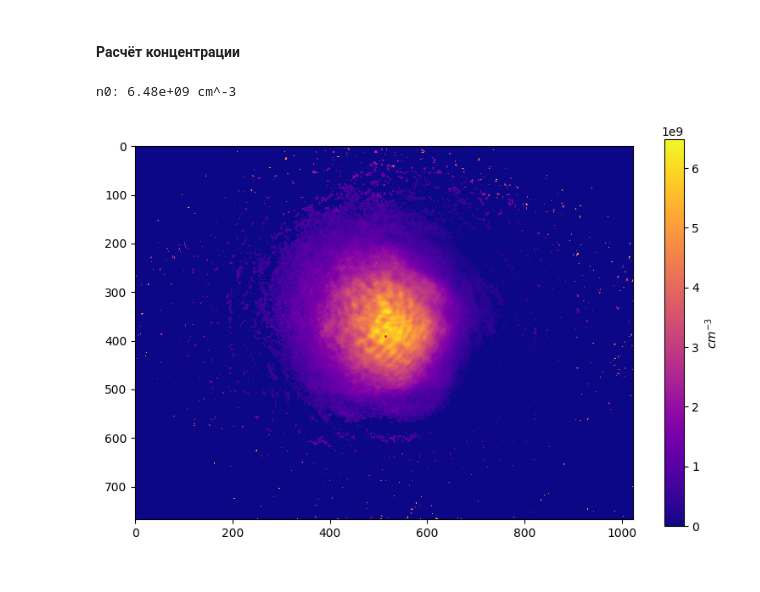
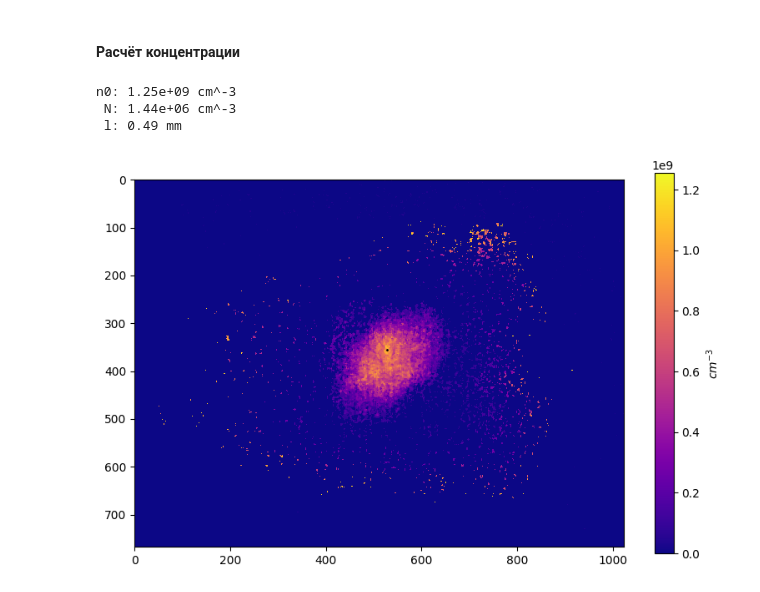
Before and after one commit to chekhyr/AbIm-soft, a Jupyter notebook: AI_Calcium.ipynb, the cells around one changed output. Saved outputs shown, nothing was run; the diff lists cells and outputs as text; code cells hidden in the pictures.

```diff
--- a/AI_Calcium.ipynb
+++ b/AI_Calcium.ipynb
@@ -110,10 +110,16 @@ G = cv2.GaussianBlur(M, (0, 0), sigmaX=50)
 min_val, _, (jc_abs, ic_abs), _ = cv2.minMaxLoc(G, mask=ROI)
 print(f"Критическое пропускание\tTc: {min_val}\nКритическая точка\tC: {(ic_abs, jc_abs)} ")
 
+'''Ограничивающий прямоугольник'''
+j_min, i_min, w, h = cv2.boundingRect(largest_contour)
+j_max = j_min + w
+i_max = i_min + h
+
 '''Отрисовка полученного контура'''
 output = cv2.cvtColor(G, cv2.COLOR_GRAY2BGR)  # Переводим в BGR для рисования
 cv2.drawContours(output, [largest_contour], -1, (.9, 0, .8), 2)
 cv2.circle(output, (jc_abs, ic_abs), 6, (1., 0, 0), -1)
+cv2.rectangle(output, (j_min, i_min), (j_max, i_max), (1., 0, 0), 2)
 output_rgb = cv2.cvtColor(output, cv2.COLOR_BGR2RGB)
 plt.imshow(output, interpolation='none', cmap="gray")
 plt.colorbar(shrink=.8)
@@ -163,0 +170,26 @@ ________________________________
+# %%
+'''Профиль по оси i (для величины w_y)'''
+data = 1-M[i_min:i_max, jc_abs]
+arg = np.arange(i_min, i_max, 1)
+
+'''Фитирование нормальным распределением'''
+pars = gauss.guess(data, x=arg)
+out = gauss.fit(data, pars, x=arg, calc_covar=False)
+
+residuals = data - out.best_fit
+fwhmy_abs = out.params["fwhm"].value
+wy_abs = out.params["sigma"].value
+
+print("fwhm_y: %.3f ± %.3f px" % (fwhmy_abs, out.params["fwhm"].stderr))
+print("________________________________")
+print("χ²-reduced: \033[31m%.3f\033[0m" % out.redchi)
+print(">1 -- model lacks freedom")
+print("<1 -- model has too much freedom (overfit)")
+#print("Fit explains \033[31m%.3f\033[0m%% of data (R² param)" % (out.rsquared*100))
+
+fig, ax = plt.subplots(1, 2, gridspec_kw={'width_ratios': [3, 1]}, figsize=(16, 6))
+ax[0].scatter(arg, 1-data, s=10)
+ax[0].plot(arg, 1-out.best_fit, "r-")
+ax[0].plot(ic_abs, 1-data[ic_abs-i_min], 'r.', markersize=10)
+ax[1].hist(residuals.flatten(), bins=100, color="gray")
+plt.show()
@@ -165,26 +204,34 @@ ________________________________
 #### Расчёт концентрации
 # %%
 '''Профиль концентрации атомов n(x, y)'''
-n = -np.log(M)/(np.sqrt(2*np.pi)*w_abs*Kx_abs*crosssection).astype(np.float32)
+n = -np.log(M)/(np.sqrt(2*np.pi)*wx_abs*K_abs*crosssection).astype(np.float32)
 _, n0, _, (j_peak, i_peak) = cv2.minMaxLoc(n, mask=ROI)
-print("\nn0: %.2e cm^-3" % n0)
+
+'''Число атомов во всём облаке'''
+N = -(2*np.pi*wx_abs*K_abs*wy_abs*K_abs*np.log(M[ic_abs, jc_abs])/crosssection).astype(np.float32)
+
+print("n0: %.2e cm^-3" % n0)
+print(" N: %.2e cm^-3" % N)
+print(" l: %.2f mm" % (wx_abs*K_abs*10))
 
 '''Фильтрация физичных плотностей'''
 for i in range(rows): #rows
     for j in range(columns): #columns
         if n[i, j] < 0.:
             n[i, j] = 0.
         elif n[i, j] > n0:
             n[i, j] = 0.
 
 '''Визуализация'''
 plt.figure(figsize=(8, 6))
 plt.imshow(n, cmap="plasma", interpolation="none")
-plt.plot(j_peak, i_peak, 'ro', markersize=1)
+plt.plot(j_peak, i_peak, 'ko', markersize=1)
 plt.colorbar(shrink=.8, label="$cm^{-3}$")
 plt.tight_layout()
 plt.show()
 #plt.savefig(directory + file_abs + "_n0=%.3e.png"%n0)
 # %% [output]
-n0: 6.48e+09 cm^-3
+n0: 1.25e+09 cm^-3
+ N: 1.44e+06 cm^-3
+ l: 0.49 mm
-[figure, old version]
+[figure, new version]
```
Also changed, not shown: parts of 8 cells of this notebook, 1 other file.
